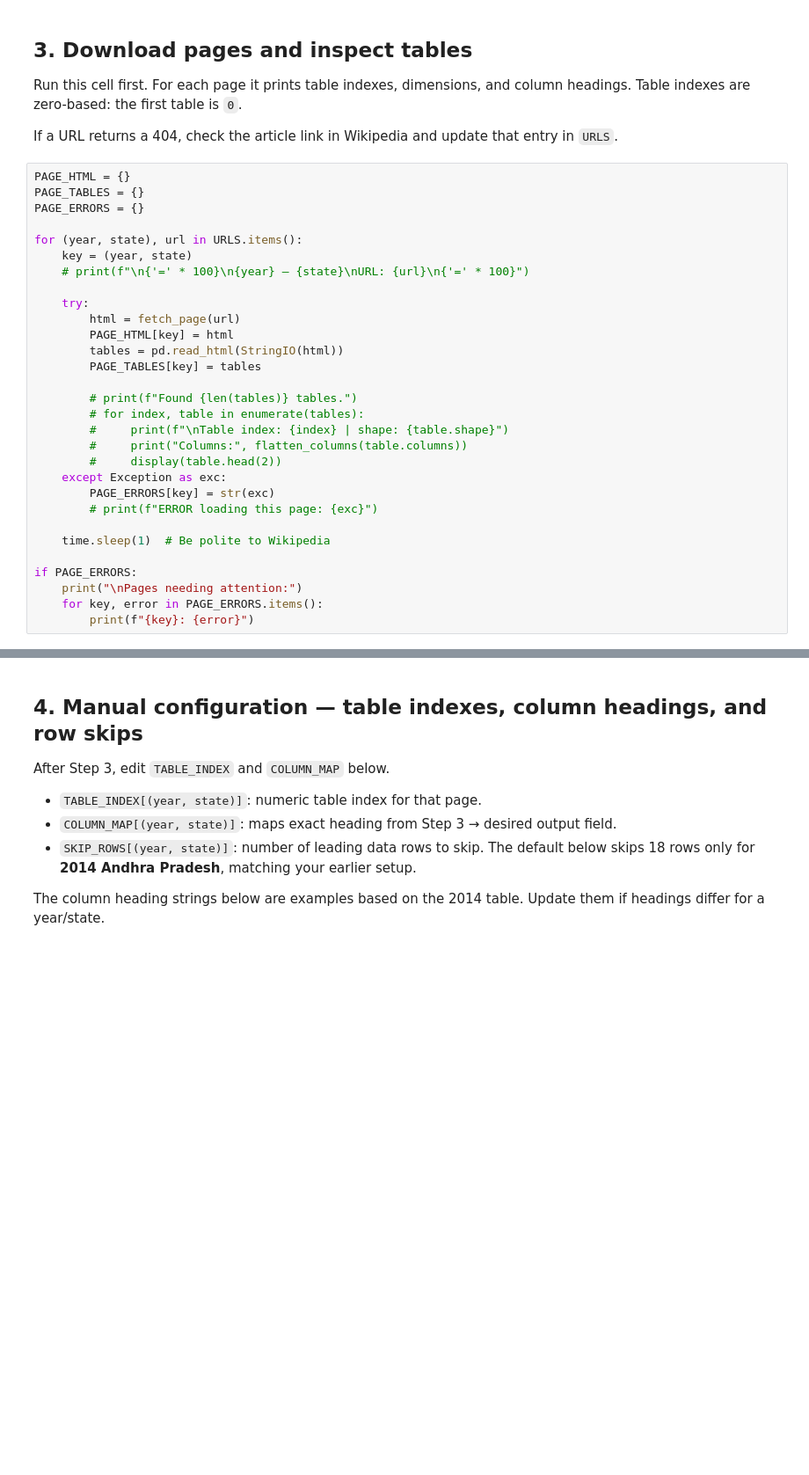
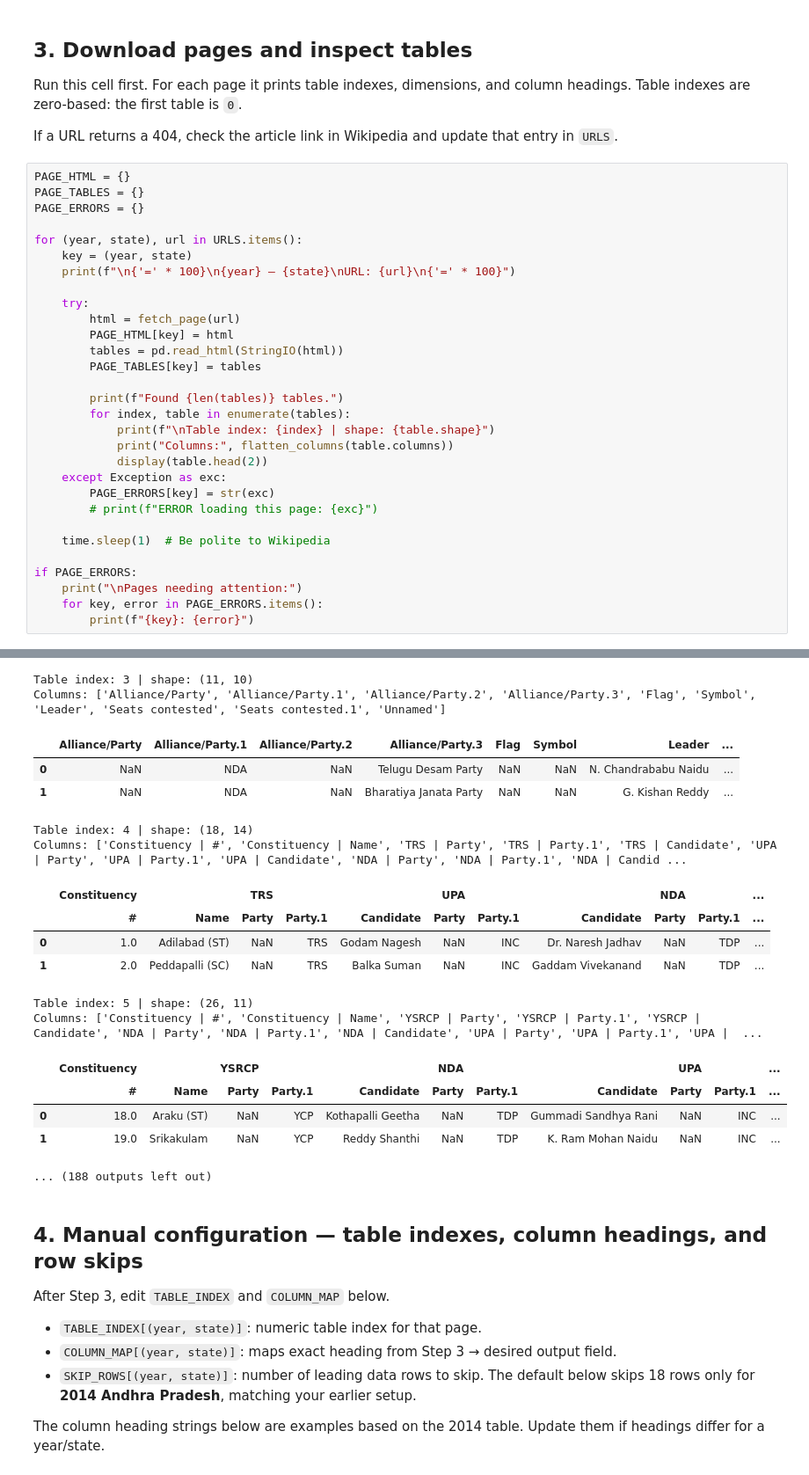
Before and after one commit to iitm-da25b007/MPs-assets, a Jupyter notebook: loksabha_winners_scraper_2014_2019_2024.ipynb, the cells around one changed output, grey strips where cells are left out. Shown at 88% size. Cells and saved outputs as stored; diff of their text form; blank space fills up the shorter version.

```diff
--- a/loksabha_winners_scraper_2014_2019_2024.ipynb
+++ b/loksabha_winners_scraper_2014_2019_2024.ipynb
@@ -73,7 +76,7 @@ PAGE_ERRORS = {}
 
 for (year, state), url in URLS.items():
     key = (year, state)
-    # print(f"\n{'=' * 100}\n{year} — {state}\nURL: {url}\n{'=' * 100}")
+    print(f"\n{'=' * 100}\n{year} — {state}\nURL: {url}\n{'=' * 100}")
 
     try:
         html = fetch_page(url)
@@ -81,11 +84,11 @@ for (year, state), url in URLS.items():
         tables = pd.read_html(StringIO(html))
         PAGE_TABLES[key] = tables
 
-        # print(f"Found {len(tables)} tables.")
-        # for index, table in enumerate(tables):
-        #     print(f"\nTable index: {index} | shape: {table.shape}")
-        #     print("Columns:", flatten_columns(table.columns))
-        #     display(table.head(2))
+        print(f"Found {len(tables)} tables.")
+        for index, table in enumerate(tables):
+            print(f"\nTable index: {index} | shape: {table.shape}")
+            print("Columns:", flatten_columns(table.columns))
+            display(table.head(2))
     except Exception as exc:
         PAGE_ERRORS[key] = str(exc)
         # print(f"ERROR loading this page: {exc}")
@@ -96,3 +99,4 @@ if PAGE_ERRORS:
     print("\nPages needing attention:")
     for key, error in PAGE_ERRORS.items():
         print(f"{key}: {error}")
+# %% [output]
@@ -99,3 +123,21 @@ if PAGE_ERRORS:
+Table index: 3 | shape: (11, 10)
+Columns: ['Alliance/Party', 'Alliance/Party.1', 'Alliance/Party.2', 'Alliance/Party.3', 'Flag', 'Symbol', 'Leader', 'Seats contested', 'Seats contested.1', 'Unnamed']
+|  | Alliance/Party | Alliance/Party.1 | Alliance/Party.2 | Alliance/Party.3 | Flag | Symbol | Leader | ... |
+| 0 | NaN | NDA | NaN | Telugu Desam Party | NaN | NaN | N. Chandrababu Naidu | ... |
+| 1 | NaN | NDA | NaN | Bharatiya Janata Party | NaN | NaN | G. Kishan Reddy | ... |
+Table index: 4 | shape: (18, 14)
+Columns: ['Constituency | #', 'Constituency | Name', 'TRS | Party', 'TRS | Party.1', 'TRS | Candidate', 'UPA | Party', 'UPA | Party.1', 'UPA | Candidate', 'NDA | Party', 'NDA | Party.1', 'NDA | Candid ...
+|  | Constituency |  | TRS |  |  | UPA |  |  | NDA |  | ... |
+|  | # | Name | Party | Party.1 | Candidate | Party | Party.1 | Candidate | Party | Party.1 | ... |
+| 0 | 1.0 | Adilabad (ST) | NaN | TRS | Godam Nagesh | NaN | INC | Dr. Naresh Jadhav | NaN | TDP | ... |
+| 1 | 2.0 | Peddapalli (SC) | NaN | TRS | Balka Suman | NaN | INC | Gaddam Vivekanand | NaN | TDP | ... |
+Table index: 5 | shape: (26, 11)
+Columns: ['Constituency | #', 'Constituency | Name', 'YSRCP | Party', 'YSRCP | Party.1', 'YSRCP | Candidate', 'NDA | Party', 'NDA | Party.1', 'NDA | Candidate', 'UPA | Party', 'UPA | Party.1', 'UPA |  ...
+|  | Constituency |  | YSRCP |  |  | NDA |  |  | UPA |  | ... |
+|  | # | Name | Party | Party.1 | Candidate | Party | Party.1 | Candidate | Party | Party.1 | ... |
+| 0 | 18.0 | Araku (ST) | NaN | YCP | Kothapalli Geetha | NaN | TDP | Gummadi Sandhya Rani | NaN | INC | ... |
+| 1 | 19.0 | Srikakulam | NaN | YCP | Reddy Shanthi | NaN | TDP | K. Ram Mohan Naidu | NaN | INC | ... |
+... (188 outputs left out)
 # %% [markdown]
 ## 4. Manual configuration — table indexes, column headings, and row skips
 
```
Also changed, not shown: parts of 6 cells of this notebook.
